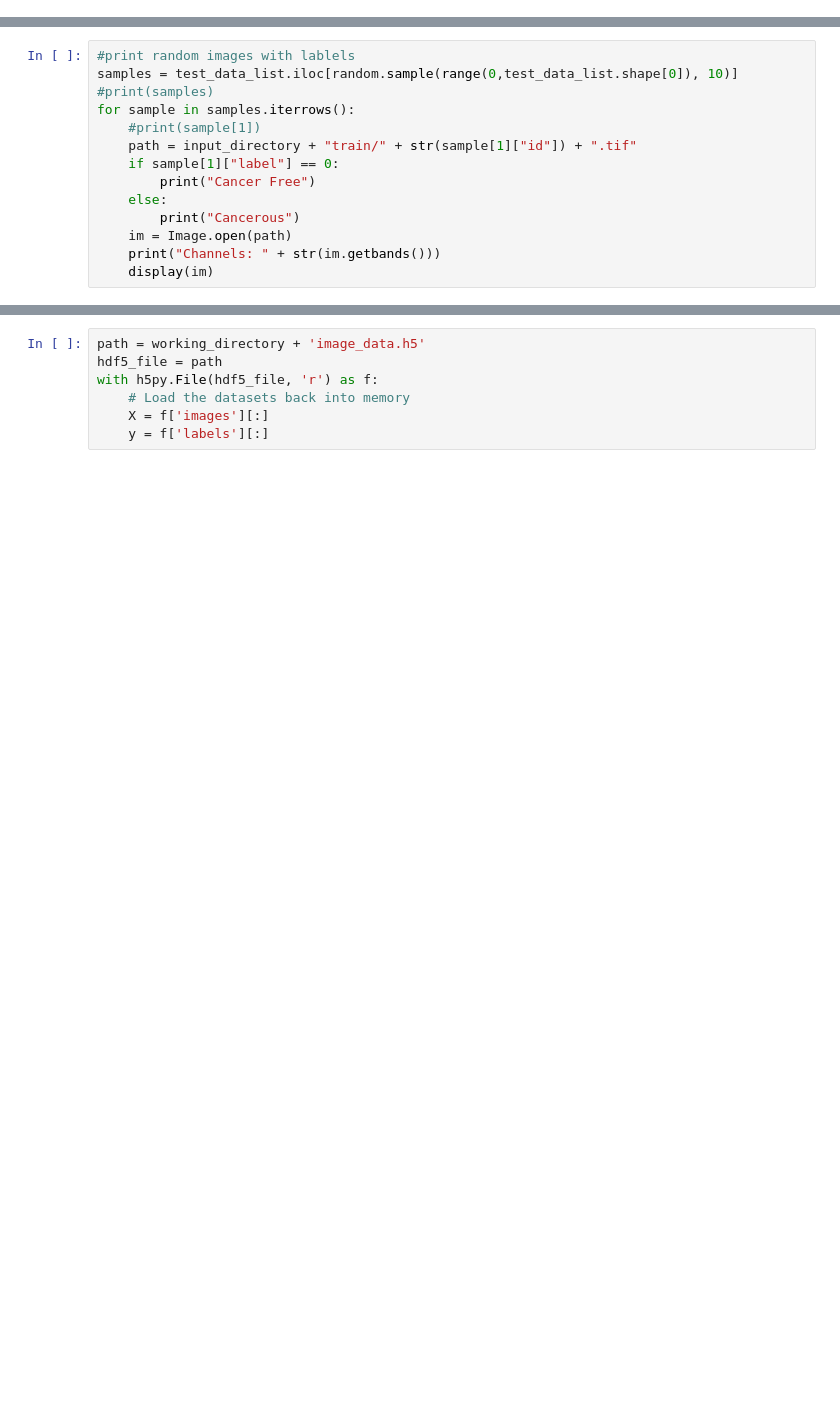
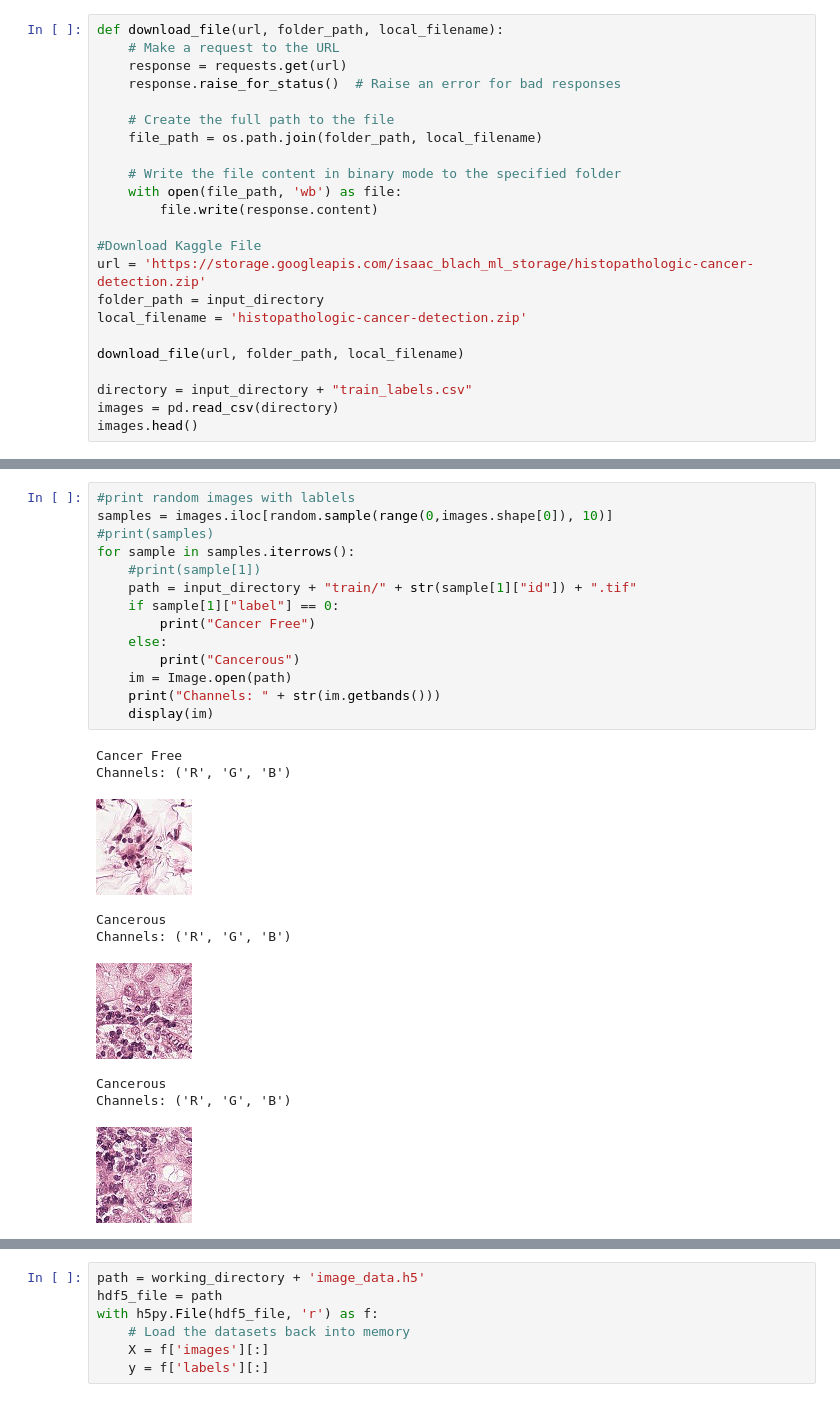
Before and after one commit to isaac1987a/Cancer-Detection, a Jupyter notebook: Cancer.ipynb, the cells around one changed output, grey strips where cells are left out. Drawn from its saved outputs; the diff is of its cells as text; blank space fills up the shorter version.

```diff
--- a/Cancer.ipynb
+++ b/Cancer.ipynb
@@ -23,0 +27,23 @@ test_data_list.head()
+# %%
+def download_file(url, folder_path, local_filename):
+    # Make a request to the URL
+    response = requests.get(url)
+    response.raise_for_status()  # Raise an error for bad responses
+
+    # Create the full path to the file
+    file_path = os.path.join(folder_path, local_filename)
+
+    # Write the file content in binary mode to the specified folder
+    with open(file_path, 'wb') as file:
+        file.write(response.content)
+
+#Download Kaggle File
+url = 'https://storage.googleapis.com/isaac_blach_ml_storage/histopathologic-cancer-detection.zip'
+folder_path = input_directory
+local_filename = 'histopathologic-cancer-detection.zip'
+
+download_file(url, folder_path, local_filename)
+
+directory = input_directory + "train_labels.csv"
+images = pd.read_csv(directory)
+images.head()
@@ -24,14 +61,24 @@ test_data_list.head()
 # %%
 #print random images with lablels
-samples = test_data_list.iloc[random.sample(range(0,test_data_list.shape[0]), 10)]
+samples = images.iloc[random.sample(range(0,images.shape[0]), 10)]
 #print(samples)
 for sample in samples.iterrows():
     #print(sample[1])
     path = input_directory + "train/" + str(sample[1]["id"]) + ".tif"
     if sample[1]["label"] == 0:
         print("Cancer Free")
     else:
         print("Cancerous")
     im = Image.open(path)
     print("Channels: " + str(im.getbands()))
     display(im)
+# %% [output]
+Cancer Free
+Channels: ('R', 'G', 'B')
+[figure, added]
+Cancerous
+Channels: ('R', 'G', 'B')
+[figure, added]
+Cancerous
+Channels: ('R', 'G', 'B')
+[figure, added]
```
Also changed, not shown: parts of 31 cells of this notebook, 1 other file.
